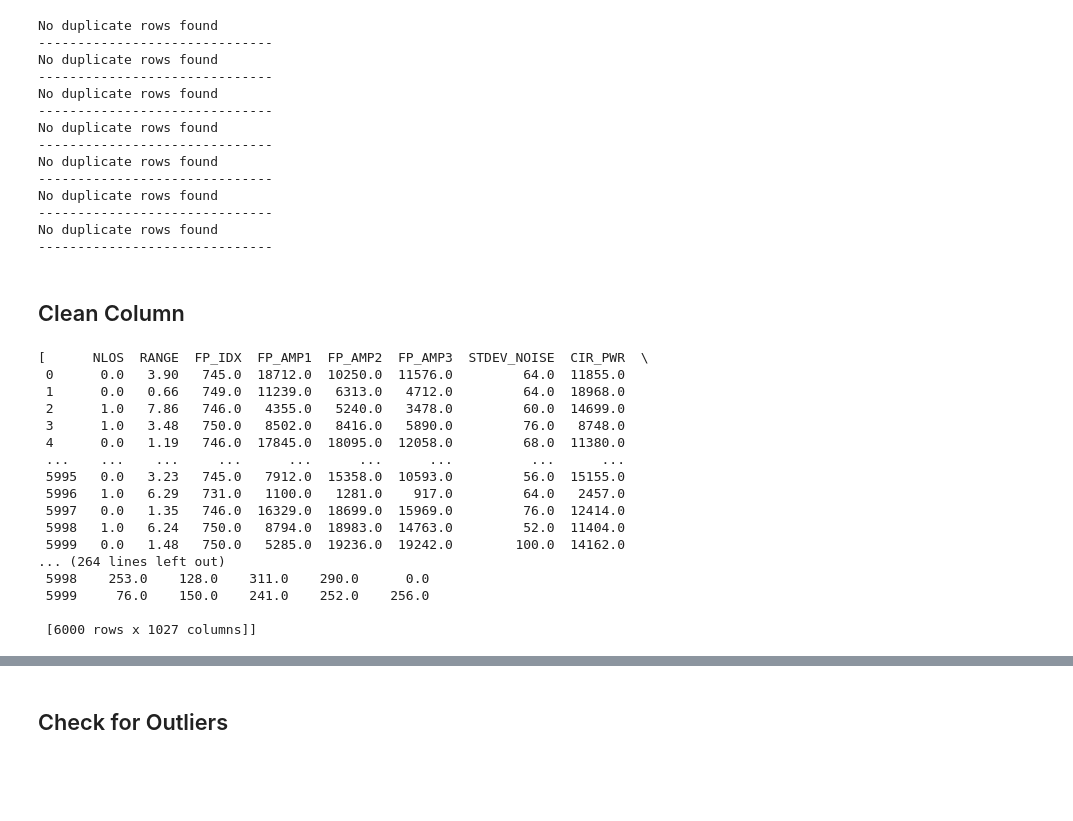
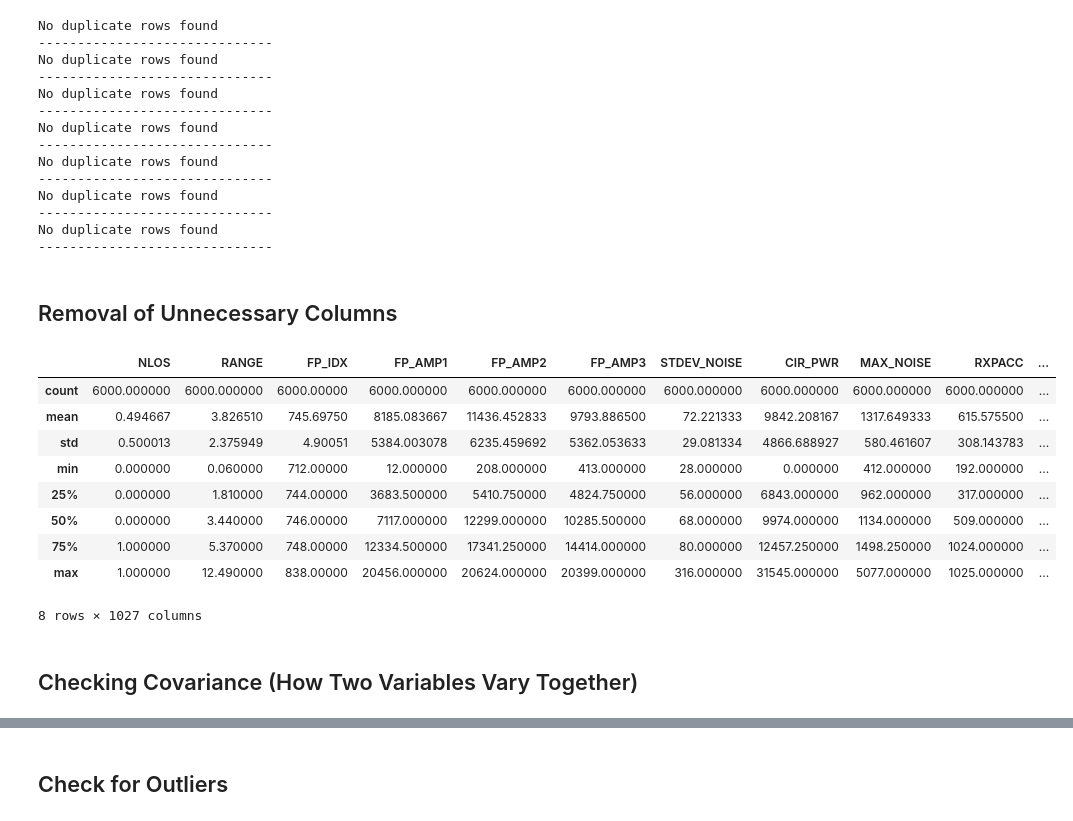
Before and after one commit to jl-sit-cs/CSC3105-DataAnalytics, a Jupyter notebook: Project/code/DataPrep.ipynb, the cells around one changed output, grey strips where cells are left out. Cells and saved outputs as stored; diff of their text form; code cells hidden in the pictures; blank space fills up the shorter version.

```diff
--- a/Project/code/DataCleaningPreprocessing.ipynb
+++ b/Project/code/DataPrep.ipynb
@@ -104,32 +124,27 @@ No duplicate rows found
 No duplicate rows found
 ------------------------------
 # %% [markdown]
-## Clean Column
+## Removal of Unnecessary Columns
 # %%
 #Remove Columns that is not useful
 def clean_column(df_array, columns_to_drop):
     for i in range(len(df_array)):
         df_array[i] = df_array[i].drop(columns=columns_to_drop, axis=1)
     return df_array
 
 
 clean_column(df_array,['CH','PREAM_LEN','BITRATE','PRFR'])
-df_array
+df_array[0].describe()
 # %% [output]
+|  | NLOS | RANGE | FP_IDX | FP_AMP1 | FP_AMP2 | FP_AMP3 | STDEV_NOISE | CIR_PWR | MAX_NOISE | RXPACC | ... |
+| count | 6000.000000 | 6000.000000 | 6000.00000 | 6000.000000 | 6000.000000 | 6000.000000 | 6000.000000 | 6000.000000 | 6000.000000 | 6000.000000 | ... |
+| mean | 0.494667 | 3.826510 | 745.69750 | 8185.083667 | 11436.452833 | 9793.886500 | 72.221333 | 9842.208167 | 1317.649333 | 615.575500 | ... |
+| std | 0.500013 | 2.375949 | 4.90051 | 5384.003078 | 6235.459692 | 5362.053633 | 29.081334 | 4866.688927 | 580.461607 | 308.143783 | ... |
+| min | 0.000000 | 0.060000 | 712.00000 | 12.000000 | 208.000000 | 413.000000 | 28.000000 | 0.000000 | 412.000000 | 192.000000 | ... |
+| 25% | 0.000000 | 1.810000 | 744.00000 | 3683.500000 | 5410.750000 | 4824.750000 | 56.000000 | 6843.000000 | 962.000000 | 317.000000 | ... |
+| 50% | 0.000000 | 3.440000 | 746.00000 | 7117.000000 | 12299.000000 | 10285.500000 | 68.000000 | 9974.000000 | 1134.000000 | 509.000000 | ... |
+| 75% | 1.000000 | 5.370000 | 748.00000 | 12334.500000 | 17341.250000 | 14414.000000 | 80.000000 | 12457.250000 | 1498.250000 | 1024.000000 | ... |
+| max | 1.000000 | 12.490000 | 838.00000 | 20456.000000 | 20624.000000 | 20399.000000 | 316.000000 | 31545.000000 | 5077.000000 | 1025.000000 | ... |
-[      NLOS  RANGE  FP_IDX  FP_AMP1  FP_AMP2  FP_AMP3  STDEV_NOISE  CIR_PWR  \
- 0      0.0   3.90   745.0  18712.0  10250.0  11576.0         64.0  11855.0
- 1      0.0   0.66   749.0  11239.0   6313.0   4712.0         64.0  18968.0
- 2      1.0   7.86   746.0   4355.0   5240.0   3478.0         60.0  14699.0
- 3      1.0   3.48   750.0   8502.0   8416.0   5890.0         76.0   8748.0
- 4      0.0   1.19   746.0  17845.0  18095.0  12058.0         68.0  11380.0
- ...    ...    ...     ...      ...      ...      ...          ...      ...
- 5995   0.0   3.23   745.0   7912.0  15358.0  10593.0         56.0  15155.0
- 5996   1.0   6.29   731.0   1100.0   1281.0    917.0         64.0   2457.0
- 5997   0.0   1.35   746.0  16329.0  18699.0  15969.0         76.0  12414.0
- 5998   1.0   6.24   750.0   8794.0  18983.0  14763.0         52.0  11404.0
- 5999   0.0   1.48   750.0   5285.0  19236.0  19242.0        100.0  14162.0
-... (264 lines left out)
- 5998    253.0    128.0    311.0    290.0      0.0
- 5999     76.0    150.0    241.0    252.0    256.0
-
- [6000 rows x 1027 columns]]
+8 rows × 1027 columns
+# %% [markdown]
+## Checking Covariance (How Two Variables Vary Together)
```
Also changed, not shown: parts of 15 cells of this notebook.
